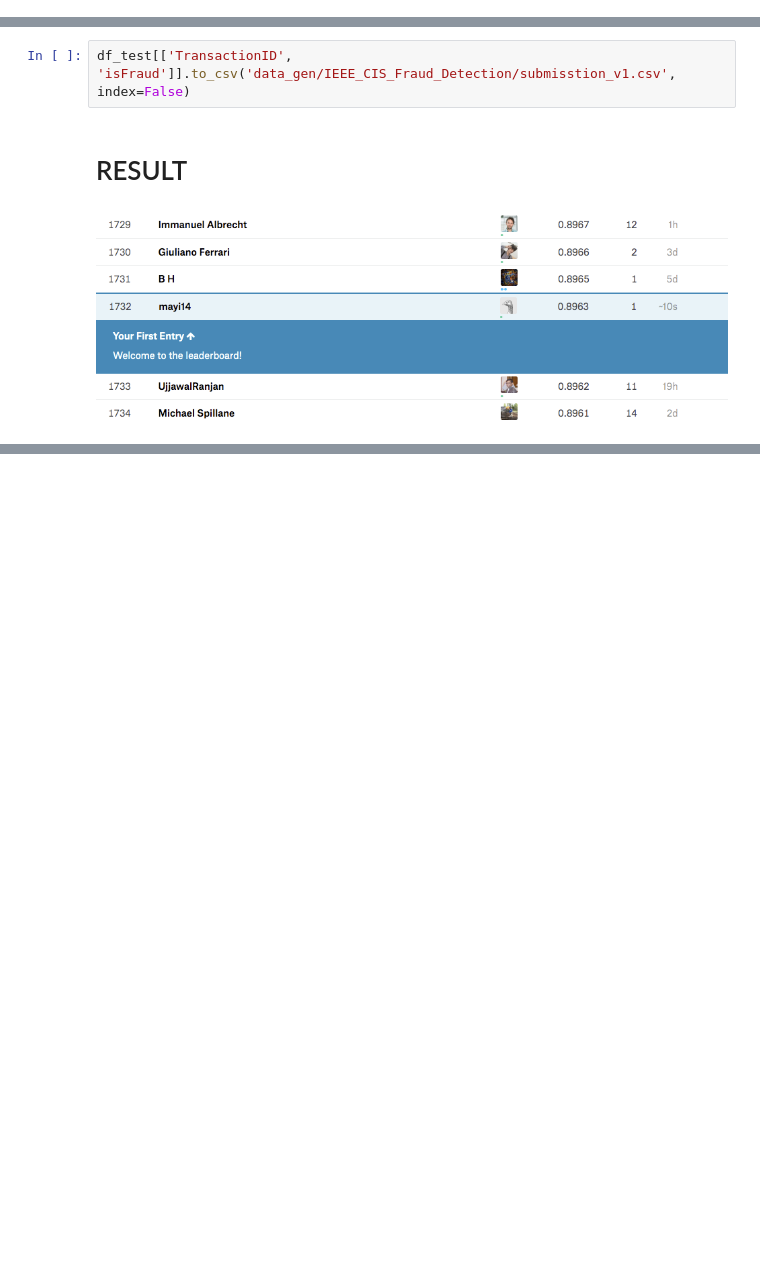
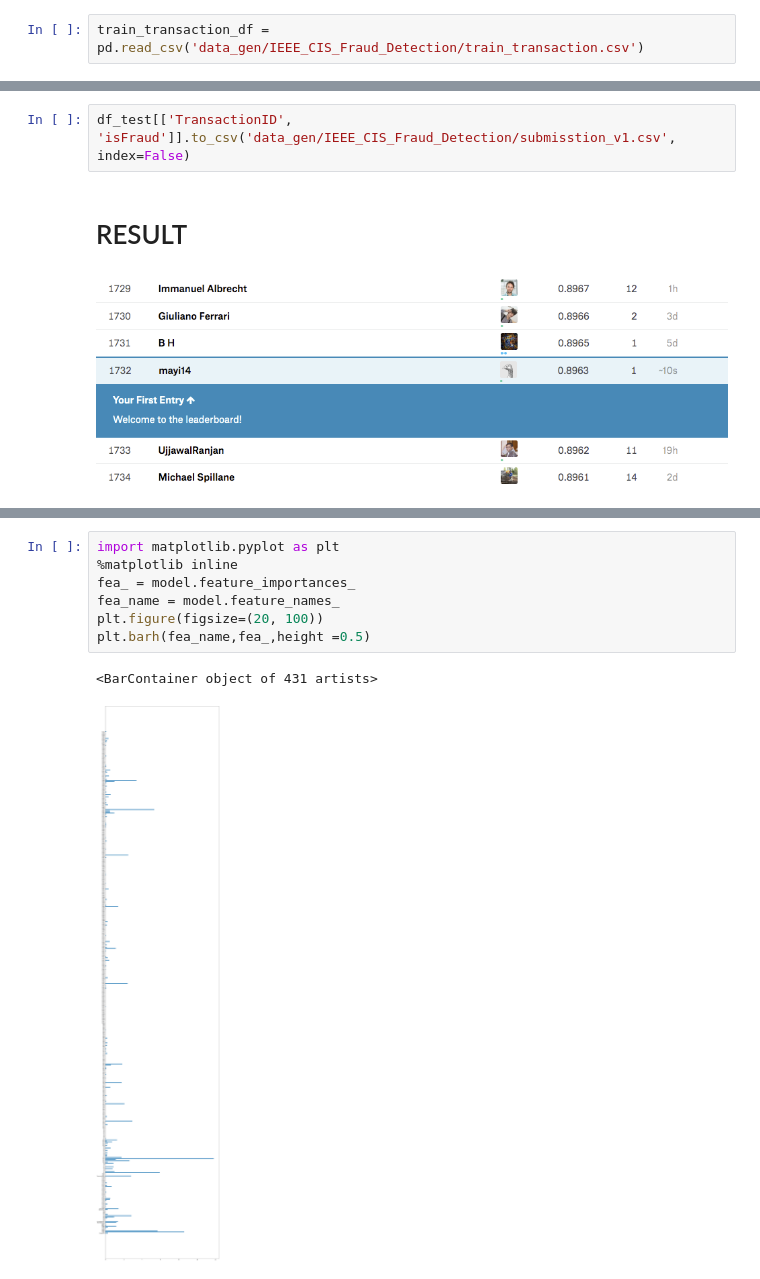
Before and after one commit to mayi140611/mayiapps, a Jupyter notebook: abnormal_detection/IEEE-CIS Fraud Detection.ipynb, the cells around one changed output, grey strips where cells are left out. Cells and saved outputs as stored; diff of their text form; blank space fills up the shorter version.

```diff
--- a/abnormal_detection/IEEE-CIS Fraud Detection.ipynb
+++ b/abnormal_detection/IEEE-CIS Fraud Detection.ipynb
@@ -33,3 +29,5 @@ train_transaction_df = pd.read_pickle('data_gen/IEEE_CIS_Fraud_Detection/train_t
+# %%
+train_transaction_df = pd.read_csv('data_gen/IEEE_CIS_Fraud_Detection/train_transaction.csv')
 # %%
 train_transaction_df.shape
 # %% [output]
@@ -190,0 +197,10 @@ df_test[['TransactionID', 'isFraud']].to_csv('data_gen/IEEE_CIS_Fraud_Detection/
+# %%
+import matplotlib.pyplot as plt
+%matplotlib inline
+fea_ = model.feature_importances_
+fea_name = model.feature_names_
+plt.figure(figsize=(20, 100))
+plt.barh(fea_name,fea_,height =0.5)
+# %% [output]
+<BarContainer object of 431 artists>
+[figure, added]
```
Also changed, not shown: parts of 4 cells of this notebook.
